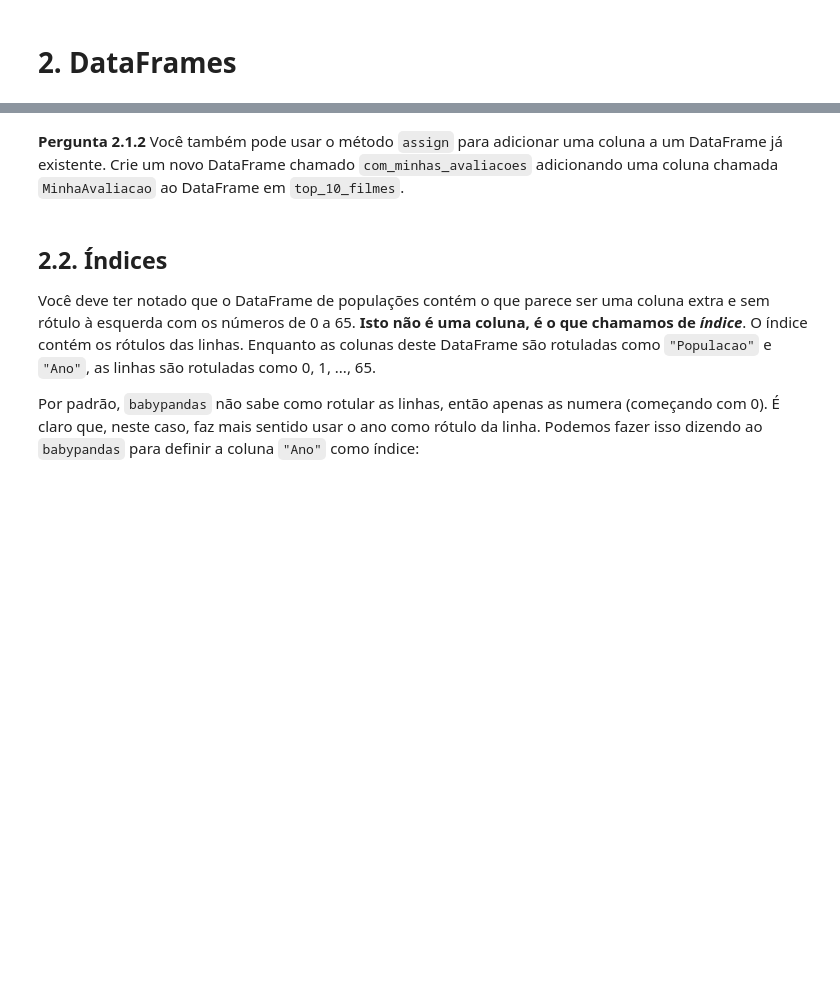
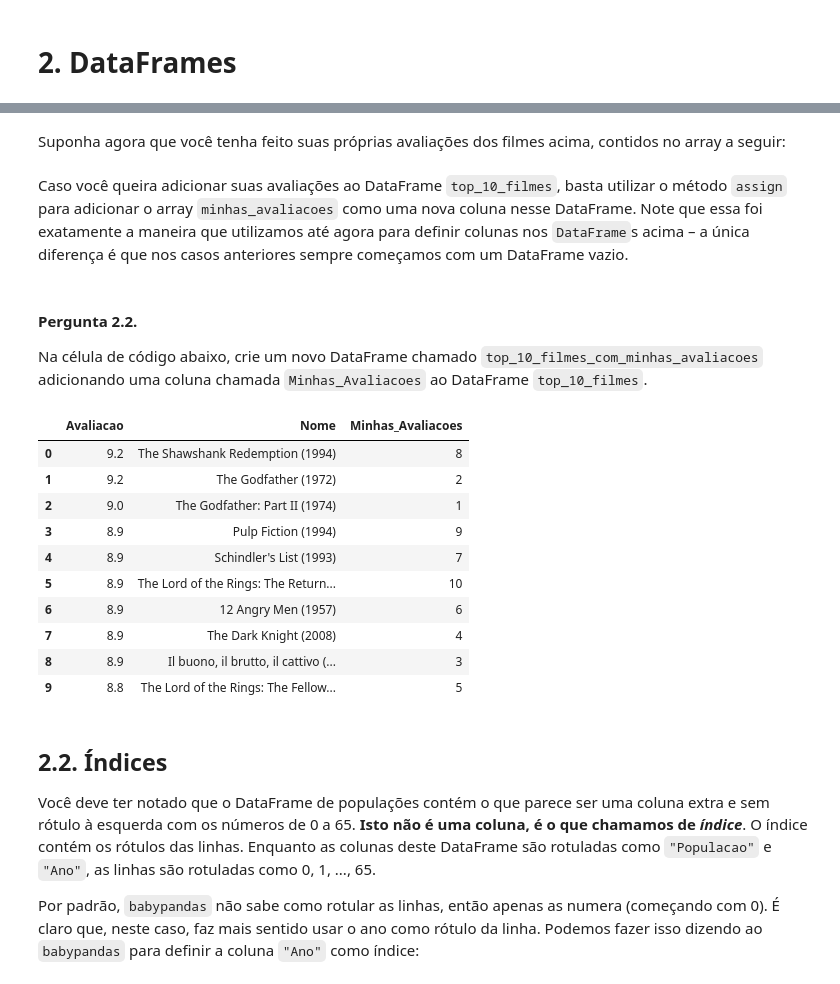
Before and after one commit to urielmoreirasilva/ICX532, a Jupyter notebook: labs_gabs/Laboratório 1 – Arrays e DataFrames (gabarito)/Laboratório 1 – Arrays e DataFrames (gabarito).ipynb, the cells around one changed output, grey strips where cells are left out. Drawn from its saved outputs; the diff is of its cells as text; code cells hidden in the pictures; blank space fills up the shorter version.

```diff
--- a/labs_gabs/Laboratório 1 – Arrays e DataFrames (gabarito)/Laboratório 1 – Arrays e DataFrames (gabarito).ipynb
+++ b/labs_gabs/Laboratório 1 – Arrays e DataFrames (gabarito)/Laboratório 1 – Arrays e DataFrames (gabarito).ipynb
@@ -444,0 +532,6 @@ Suponha que você queira adicionar suas próprias classificações a este DataFr
+# %%
+top_10_filmes = pd.DataFrame().assign(
+    Avaliacao = top_10_avaliacoes,
+    Nome = top_10_nomes
+)
+top_10_filmes
@@ -445,4 +550,10 @@ Suponha que você queira adicionar suas próprias classificações a este DataFr
+# %% [markdown]
+Suponha agora que você tenha feito suas próprias avaliações dos filmes acima, contidos no array a seguir:
 # %%
 minhas_avaliacoes = [8, 2, 1, 9, 7, 10, 6, 4, 3, 5]
+# %% [markdown]
+Caso você queira adicionar suas avaliações ao DataFrame `top_10_filmes`, basta utilizar o método `assign` para adicionar o array `minhas_avaliacoes` como uma nova coluna nesse DataFrame. Note que essa foi exatamente a maneira que utilizamos até agora para definir colunas nos `DataFrame`s acima – a única diferença é que nos casos anteriores sempre começamos com um DataFrame vazio.
 # %% [markdown]
-**Pergunta 2.1.2** Você também pode usar o método `assign` para adicionar uma coluna a um DataFrame já existente. Crie um novo DataFrame chamado `com_minhas_avaliacoes` adicionando uma coluna chamada `MinhaAvaliacao` ao DataFrame em `top_10_filmes`.
+#### **Pergunta 2.2.**
+
+Na célula de código abaixo, crie um novo DataFrame chamado `top_10_filmes_com_minhas_avaliacoes` adicionando uma coluna chamada `Minhas_Avaliacoes` ao DataFrame `top_10_filmes`.
@@ -452,3 +560,18 @@ com_minhas_avaliacoes
+# %%
+top_10_filmes_com_minhas_avaliacoes = top_10_filmes.assign(Minhas_Avaliacoes = minhas_avaliacoes)
+top_10_filmes_com_minhas_avaliacoes
+# %% [output]
+|  | Avaliacao | Nome | Minhas_Avaliacoes |
+| 0 | 9.2 | The Shawshank Redemption (1994) | 8 |
+| 1 | 9.2 | The Godfather (1972) | 2 |
+| 2 | 9.0 | The Godfather: Part II (1974) | 1 |
+| 3 | 8.9 | Pulp Fiction (1994) | 9 |
+| 4 | 8.9 | Schindler's List (1993) | 7 |
+| 5 | 8.9 | The Lord of the Rings: The Return... | 10 |
+| 6 | 8.9 | 12 Angry Men (1957) | 6 |
+| 7 | 8.9 | The Dark Knight (2008) | 4 |
+| 8 | 8.9 | Il buono, il brutto, il cattivo (... | 3 |
+| 9 | 8.8 | The Lord of the Rings: The Fellow... | 5 |
 # %% [markdown]
 ## 2.2. Índices
 
```
Also changed, not shown: parts of 57 cells of this notebook, 1 other file.
